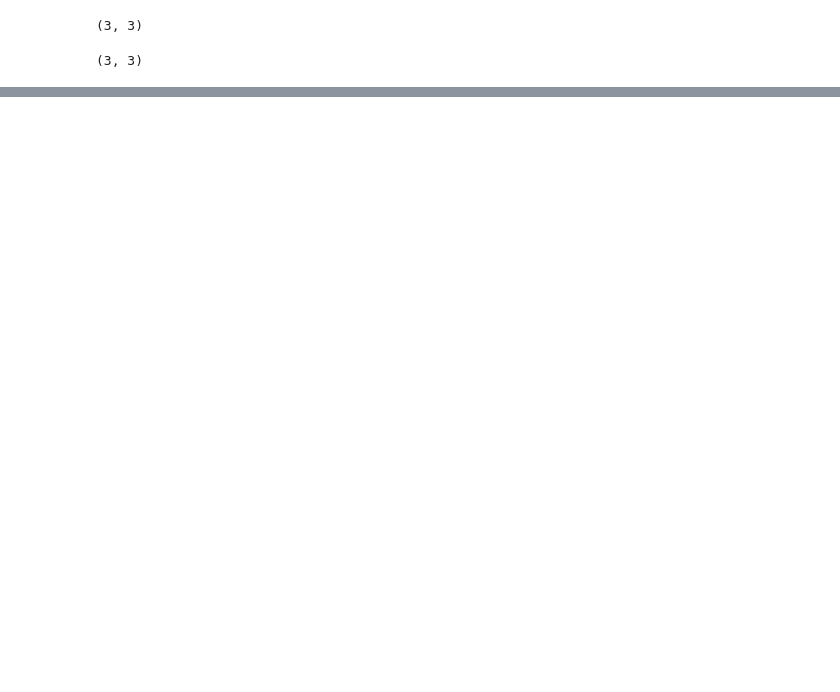
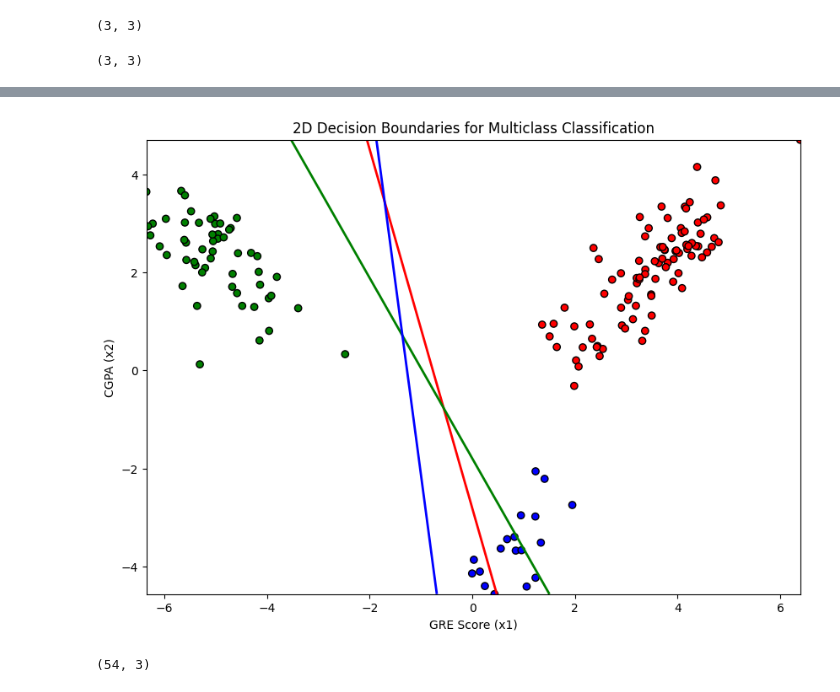
Before and after one commit to HongQuan1812/AIO2025, a Jupyter notebook: Module 5/softmax regression.ipynb, the cells around one changed output, grey strips where cells are left out. Cells and saved outputs as stored; diff of their text form; code cells hidden in the pictures; blank space fills up the shorter version.

```diff
--- a/Module 5/softmax regression.ipynb
+++ b/Module 5/softmax regression.ipynb
@@ -373,0 +377,30 @@ Weighted F1-score: 0.6
+# %%
+# Create a 2D meshgrid for plotting
+x1_range = np.linspace(min(x1), max(x1), 200)
+x2_range = np.linspace(min(x2), max(x2), 200)
+X1_mesh, X2_mesh = np.meshgrid(x1_range, x2_range)
+
+# Plot the data points
+plt.figure(figsize=(10, 7))
+plt.scatter(x1, x2, c=colors, edgecolors='black', marker='o', label="Data Points")
+
+# Plot decision boundaries for each class
+for i, color in zip(range(3), ['red', 'green', 'blue']):
+    # Compute decision boundary where z = 0
+    Z_boundary = w[0, i] + w[1, i] * X1_mesh + w[2, i] * X2_mesh
+    plt.contour(X1_mesh, X2_mesh, Z_boundary, levels=[0], colors=color, linewidths=2)
+
+# Labels & Title
+plt.xlabel("GRE Score (x1)")
+plt.ylabel("CGPA (x2)")
+plt.title("2D Decision Boundaries for Multiclass Classification")
+
+# Show plot
+plt.show()
+# %% [output]
+[figure, added]
+# %%
+X_label1 = X_train[y_train==1]
+X_label1.shape
+# %% [output]
+(54, 3)
```
Also changed, not shown: parts of 35 cells of this notebook, 1 other file.
